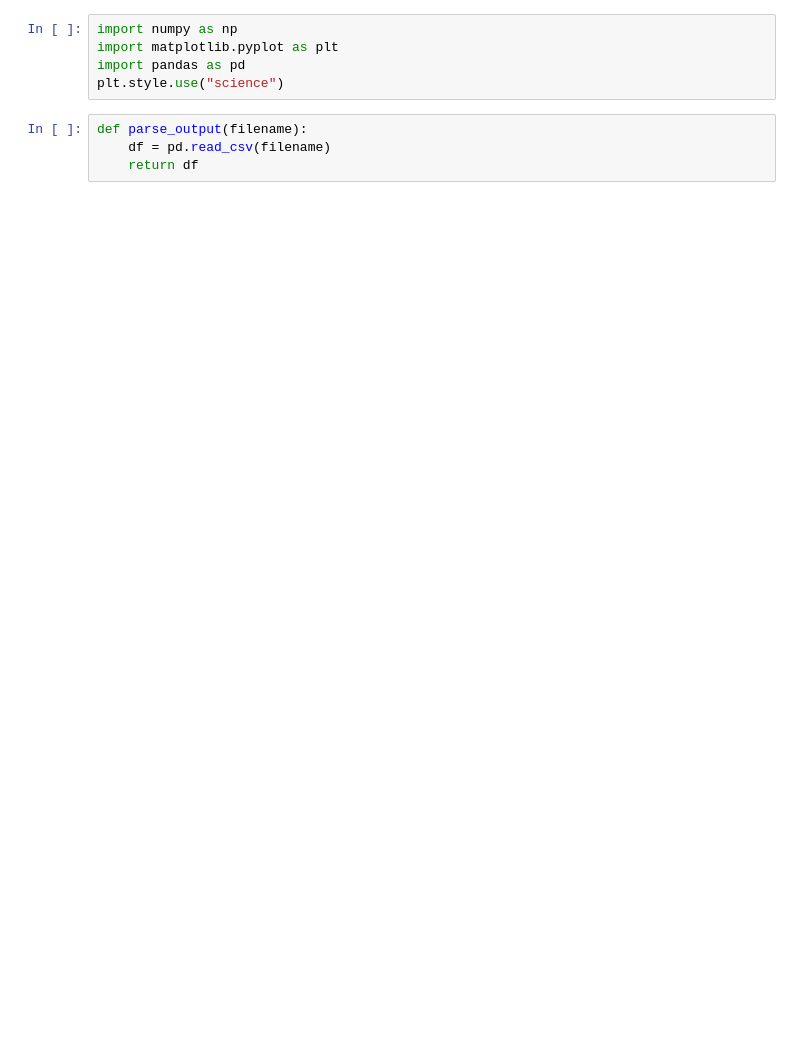
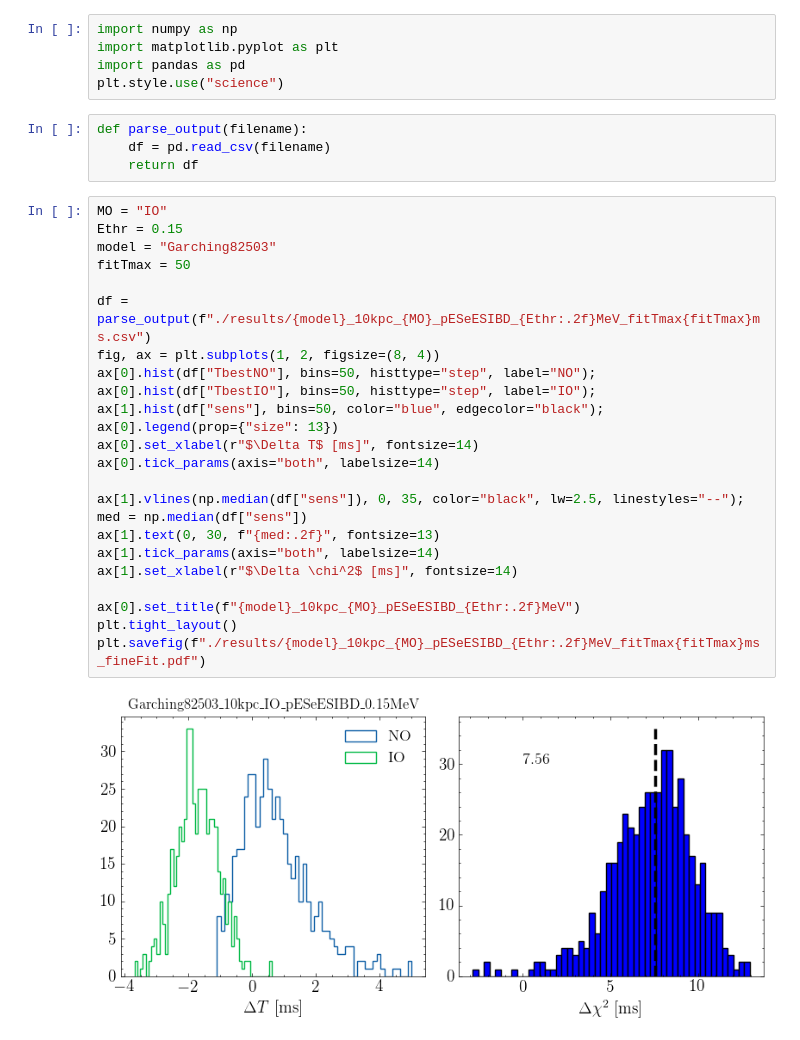
Before and after one commit to YMTheory/supernova, a Jupyter notebook: analysis/MH/results_visualizer.ipynb, the cells around one changed output. Drawn from its saved outputs; the diff is of its cells as text; blank space fills up the shorter version.

```diff
--- a/analysis/MH/results_visualizer.ipynb
+++ b/analysis/MH/results_visualizer.ipynb
@@ -7,3 +7,29 @@ plt.style.use("science")
 def parse_output(filename):
     df = pd.read_csv(filename)
     return df
+# %%
+MO = "IO"
+Ethr = 0.15
+model = "Garching82503"
+fitTmax = 50
+
+df = parse_output(f"./results/{model}_10kpc_{MO}_pESeESIBD_{Ethr:.2f}MeV_fitTmax{fitTmax}ms.csv")
+fig, ax = plt.subplots(1, 2, figsize=(8, 4))
+ax[0].hist(df["TbestNO"], bins=50, histtype="step", label="NO");
+ax[0].hist(df["TbestIO"], bins=50, histtype="step", label="IO");
+ax[1].hist(df["sens"], bins=50, color="blue", edgecolor="black");
+ax[0].legend(prop={"size": 13})
+ax[0].set_xlabel(r"$\Delta T$ [ms]", fontsize=14)
+ax[0].tick_params(axis="both", labelsize=14)
+
+ax[1].vlines(np.median(df["sens"]), 0, 35, color="black", lw=2.5, linestyles="--");
+med = np.median(df["sens"])
+ax[1].text(0, 30, f"{med:.2f}", fontsize=13)
+ax[1].tick_params(axis="both", labelsize=14)
+ax[1].set_xlabel(r"$\Delta \chi^2$ [ms]", fontsize=14)
+
+ax[0].set_title(f"{model}_10kpc_{MO}_pESeESIBD_{Ethr:.2f}MeV")
+plt.tight_layout()
+plt.savefig(f"./results/{model}_10kpc_{MO}_pESeESIBD_{Ethr:.2f}MeV_fitTmax{fitTmax}ms_fineFit.pdf")
+# %% [output]
+[figure, added]
```
Also changed, not shown: parts of 5 cells of this notebook, 2 other files.
